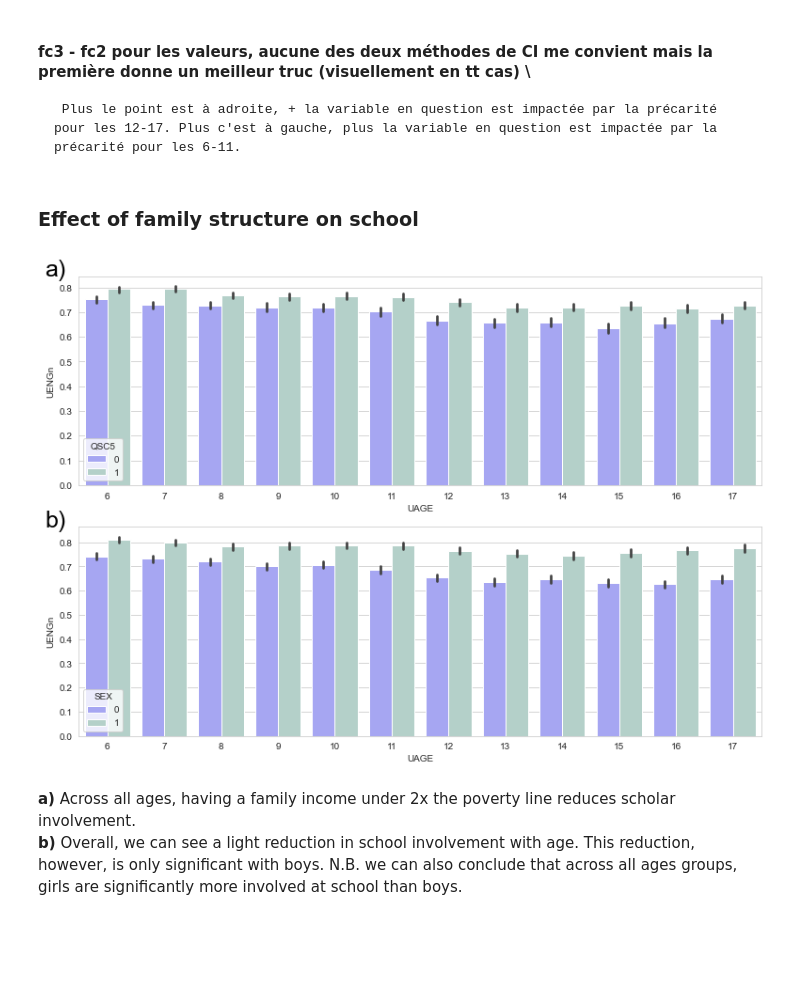
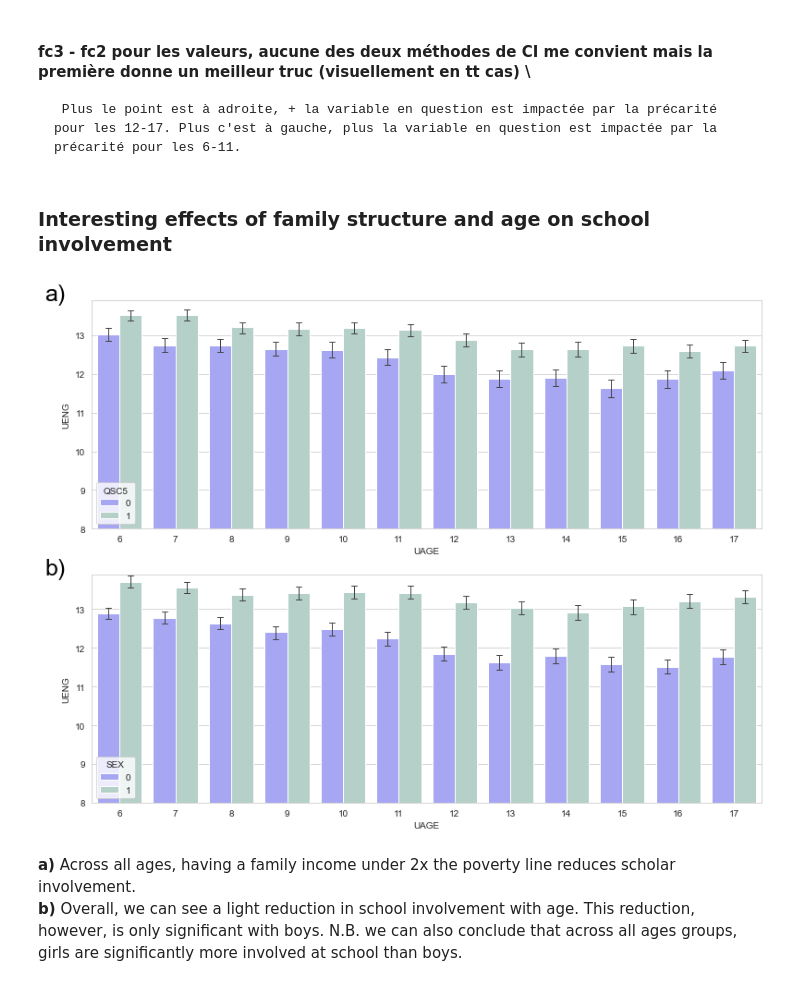
Before and after one commit to epfl-ada/ada-2020-project-milestone-p3-p3_ada-boi, a Jupyter notebook: creative_extension.ipynb, the cells around one changed output. Cells and saved outputs as stored; diff of their text form; code cells hidden in the pictures; blank space fills up the shorter version.

```diff
--- a/creative_extension.ipynb
+++ b/creative_extension.ipynb
@@ -53,7 +53,7 @@ family_hh = ['CHLD0_5','CHLD6_17','UHHCOUNT']
 income = ['U_SOCPOV']
 income_hh = ['QSC5']
 housing_hh = ['MNBEDRMS','MOWNRENT'] #'OVERCROWDING' added later on
-mental_health = ['UBPIA','UBPIANEG','UBPIAPOS','UBPIB','UBPIBNEG','UBPIBPOS','NDEPRESA']
+mental_health = ['UBPIA','UBPIANEG','UBPIAPOS','UBPIB','UBPIBNEG','UBPIBPOS','NCPROBC']
 health = ['BDISBL','BHLTHN']
 activities = ['UACT','UACTNEG','UACTPOS']
 eco = ['UHINS4']
@@ -76,12 +76,14 @@ child.replace([-7,-8,-9],-1,inplace=True)
 
 # Make the SEX variable binary with F=1 and M=0
 child['SEX'].replace(to_replace=dict(F=1, M=0),inplace=True)
-# Make the NLESSONS variable binary with Yes=1 and No=0
+# Make the NLESSONS/CSPECED/BDISBL variable binary with Yes=1 and No=0
 child['NLESSONS'].replace(2,0,inplace=True)
+child['CSPECED'].replace(2,0,inplace=True)
+child['BDISBL'].replace(2,0,inplace=True)
 # Make the QSC5 variable (hh income vs 2x poverty line) binary with Below=0 and Above=1
 child['QSC5'].replace({'1':0,'2':1,'':-1}, inplace=True)
 
-# Normalize values for UENG(4-16), BHLTHN(1-5), UBPIA(6-18), UBPIB(6-18), UMH2(25-100), UACT(0-3), UAGG(4-16) & NDEPRESA(1-4) (min-max)
+# Normalize values for UENG(4-16), BHLTHN(1-5), UBPIA(6-18), UBPIB(6-18), UMH2(25-100), UACT(0-3), UAGG(4-16) & NCPROBC(1-3) (min-max)
 child.loc[:,'UENGn'] = child['UENG'].apply(lambda x: (x-4)/(16-4) if x != -1 else x)
 child.loc[:,'BHLTHNn'] = child['BHLTHN'].apply(lambda x: (x-1)/(5-1) if x != -1 else x)
 child.loc[:,'UBPIAn'] = child['UBPIA'].apply(lambda x: (x-6)/(18-6) if x != -1 else x)
@@ -90,8 +92,8 @@ child.loc[:,'UMH2n'] = child['UMH2'].apply(lambda x: (x-25)/(100-25) if x != -1
 child.loc[:,'UACTn'] = child['UACT'].apply(lambda x: (x)/(3-0) if x != -1 else x)
 child.loc[:,'UAGG'] = child['UAGG'].apply(lambda x: (16-x) if x != -1 else x)
 child.loc[:,'UAGGn'] = child['UAGG'].apply(lambda x: x/(16-4) if x != -1 else x)
-child.loc[:,'NDEPRESA'] = child['NDEPRESA'].apply(lambda x: (4-x) if x != -1 else x)
-child.loc[:,'NDEPRESAn'] = child['NDEPRESA'].apply(lambda x: x/(4-1) if x != -1 else x)
+child.loc[:,'NCPROBC'] = child['NCPROBC'].apply(lambda x: 3-x if x != -1 else x)
+child.loc[:,'NCPROBCn'] = child['NCPROBC'].apply(lambda x: x/2 if x != -1 else x)
 
 # Preview of child dataframe
 child.head()
@@ -137,0 +360,9 @@ Diverse graphs that describe sch,hlth,happ in function of many variables -> choo
+# %%
+df = df_NN(child,outcome,predictors)
+fig, axes = plt.subplots(1,2, figsize=(16,5))
+axes[0].text(-0.1,1,'a)', fontsize=25, color='k', transform=axes[0].transAxes)
+axes[1].text(-0.13,1,'b)', fontsize=25, color='k', transform=axes[1].transAxes)
+sns.pointplot(ax=axes[0], x='UAGG', y='UMH2', palette='mako_r', data=df,capsize=0.3,errwidth=1,markers='.')
+sns.pointplot(ax=axes[1], x='U_SOCPOV', y='UMH2', hue='BDISBL', palette='mako_r', data=df, capsize=0.1, errwidth=1)
+plt.suptitle('Parent mental health score (UMH2) in function of parent aggravation (UAGG), wealth (U_SOCPOV) and disabled children (BDISBL)', fontsize=14, fontweight='bold')
+plt.show()
@@ -1147,18 +951,20 @@ STILL HAVE TO FIGURE OUT THE CIs, même si la jsp pourquoi mais comparé à hier
 #### fc3 - fc2 pour les valeurs, aucune des deux méthodes de CI me convient mais la première donne un meilleur truc (visuellement en tt cas) \\
      Plus le point est à adroite, + la variable en question est impactée par la précarité pour les 12-17. Plus c'est à gauche, plus la variable en question est impactée par la précarité pour les 6-11.
 # %% [markdown]
-### Effect of family structure on school
+### Interesting effects of family structure and age on school involvement
 # %%
-var='UENGn'
+var='UENG'
 with sns.axes_style("whitegrid"):
-    fig, axes = plt.subplots(2, figsize=(13,9))
-    axes[0].text(-0.05,1,'a)', fontsize=25, color='k', transform=axes[0].transAxes)
-    axes[1].text(-0.05,1,'b)', fontsize=25, color='k', transform=axes[1].transAxes)
-    sns.barplot(ax=axes[0], x='UAGE', y=var, hue = 'QSC5', palette=customDark, data=df_NN(fc23,var,['UAGE','QSC5']))
-    sns.barplot(ax=axes[1], x='UAGE', y=var, hue = 'SEX', palette=customDark, data=df_NN(fc23,var,['UAGE','SEX']))
+    fig, axes = plt.subplots(2, figsize=(13,10))
+    axes[0].text(-0.07,1,'a)', fontsize=25, color='k', transform=axes[0].transAxes)
+    axes[0].set_ylim(8,13.9)
+    axes[1].text(-0.07,1,'b)', fontsize=25, color='k', transform=axes[1].transAxes)
+    axes[1].set_ylim(8,13.9)
+    sns.barplot(ax=axes[0], x='UAGE', y=var, hue = 'QSC5', palette=customDark, data=df_NN(fc23,var,['UAGE','QSC5']), capsize=0.1, errwidth=1)
+    sns.barplot(ax=axes[1], x='UAGE', y=var, hue = 'SEX', palette=customDark, data=df_NN(fc23,var,['UAGE','SEX']), capsize=0.1, errwidth=1)
 plt.show()
 # %% [output]
-[figure, old version]
+[figure, new version]
 # %% [markdown]
 **a)** Across all ages, having a family income under 2x the poverty line reduces scholar involvement.
 **b)** Overall, we can see a light reduction in school involvement with age. This reduction, however, is only significant with boys. N.B. we can also conclude that across all ages groups, girls are significantly more involved at school than boys.
```
Also changed, not shown: parts of 106 cells of this notebook.
